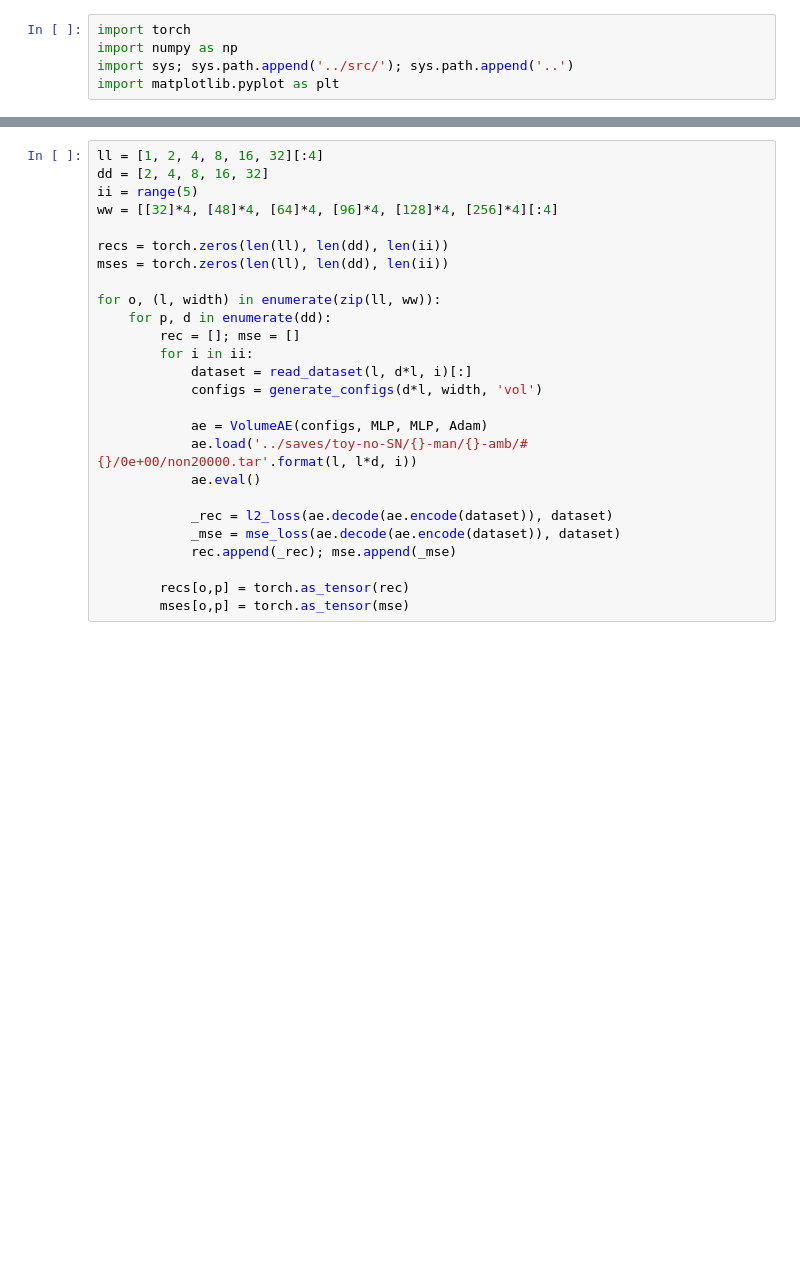
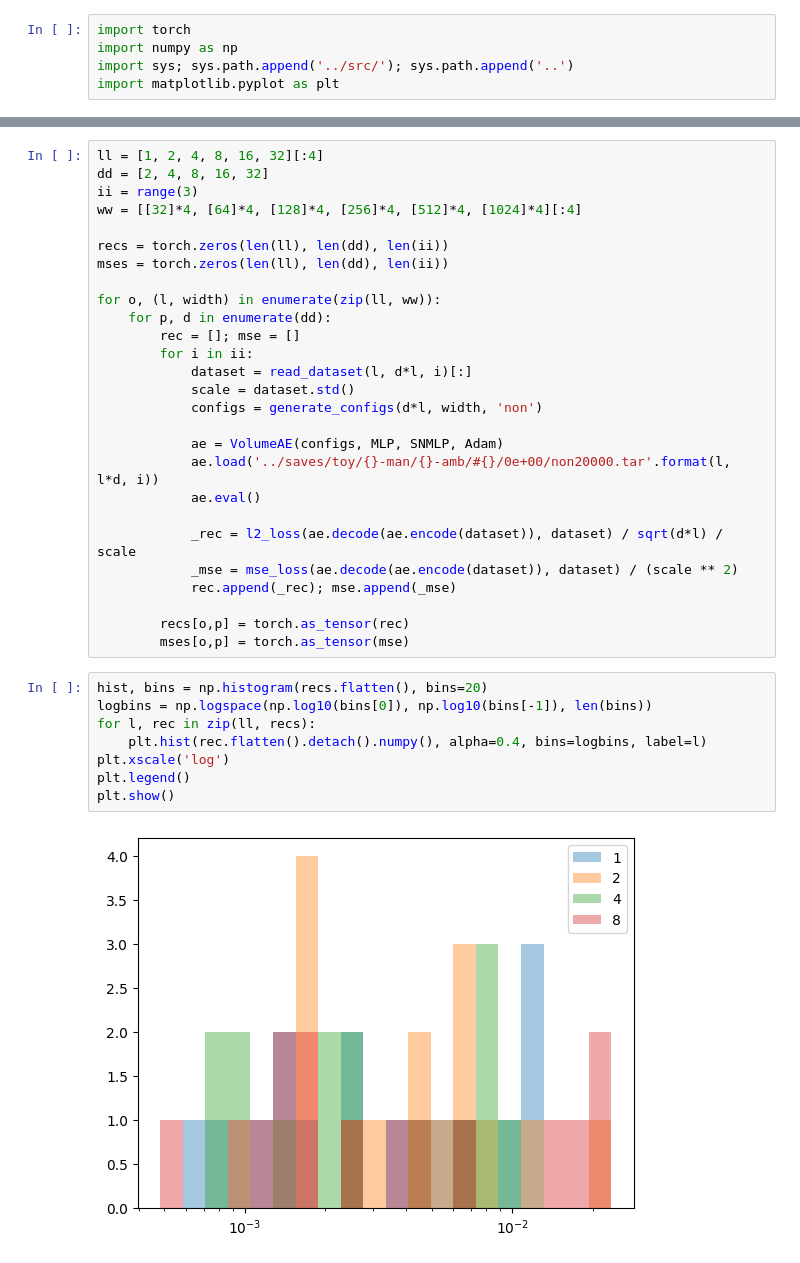
Before and after one commit to IDEALLab/Least_Volume_ICLR2024, a Jupyter notebook: notebook/reconstruction.ipynb, the cells around one changed output, grey strips where cells are left out. Saved outputs shown, nothing was run; the diff lists cells and outputs as text; blank space fills up the shorter version.

```diff
--- a/notebook/reconstruction.ipynb
+++ b/notebook/reconstruction.ipynb
@@ -11,8 +12,8 @@ from torch.nn.functional import mse_loss
 # %%
 ll = [1, 2, 4, 8, 16, 32][:4]
 dd = [2, 4, 8, 16, 32]
-ii = range(5)
-ww = [[32]*4, [48]*4, [64]*4, [96]*4, [128]*4, [256]*4][:4]
+ii = range(3)
+ww = [[32]*4, [64]*4, [128]*4, [256]*4, [512]*4, [1024]*4][:4]
 
 recs = torch.zeros(len(ll), len(dd), len(ii))
 mses = torch.zeros(len(ll), len(dd), len(ii))
@@ -22,15 +23,26 @@ for o, (l, width) in enumerate(zip(ll, ww)):
         rec = []; mse = []
         for i in ii:
             dataset = read_dataset(l, d*l, i)[:]
-            configs = generate_configs(d*l, width, 'vol')
+            scale = dataset.std()
+            configs = generate_configs(d*l, width, 'non')
 
-            ae = VolumeAE(configs, MLP, MLP, Adam)
-            ae.load('../saves/toy-no-SN/{}-man/{}-amb/#{}/0e+00/non20000.tar'.format(l, l*d, i))
+            ae = VolumeAE(configs, MLP, SNMLP, Adam)
+            ae.load('../saves/toy/{}-man/{}-amb/#{}/0e+00/non20000.tar'.format(l, l*d, i))
             ae.eval()
 
-            _rec = l2_loss(ae.decode(ae.encode(dataset)), dataset)
-            _mse = mse_loss(ae.decode(ae.encode(dataset)), dataset)
+            _rec = l2_loss(ae.decode(ae.encode(dataset)), dataset) / sqrt(d*l) / scale
+            _mse = mse_loss(ae.decode(ae.encode(dataset)), dataset) / (scale ** 2)
             rec.append(_rec); mse.append(_mse)
 
         recs[o,p] = torch.as_tensor(rec)
         mses[o,p] = torch.as_tensor(mse)
+# %%
+hist, bins = np.histogram(recs.flatten(), bins=20)
+logbins = np.logspace(np.log10(bins[0]), np.log10(bins[-1]), len(bins))
+for l, rec in zip(ll, recs):
+    plt.hist(rec.flatten().detach().numpy(), alpha=0.4, bins=logbins, label=l)
+plt.xscale('log')
+plt.legend()
+plt.show()
+# %% [output]
+[figure, added]
```
Also changed, not shown: parts of 5 cells of this notebook, 13 other files.
